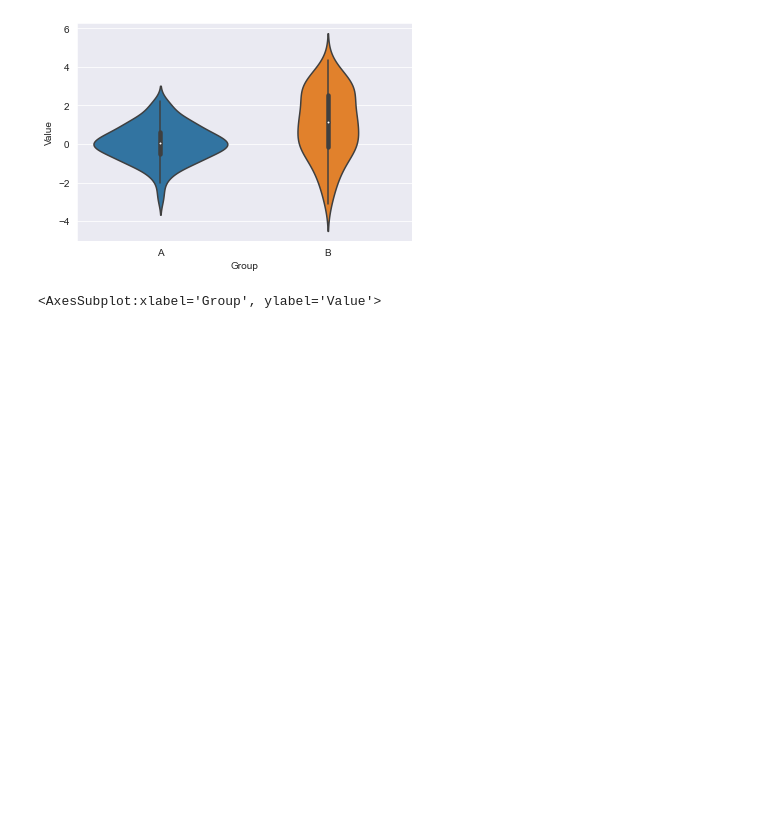
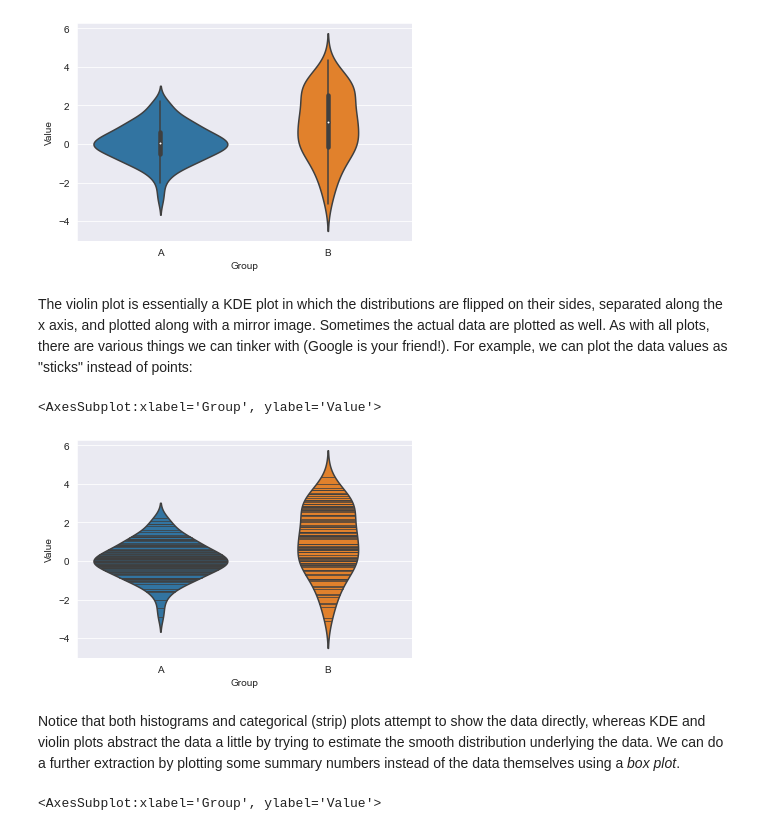
Before and after one commit to psychdatascience/FDS-CourseOne, a Jupyter notebook: tutorial007.ipynb, the cells around one changed output. Drawn from its saved outputs; the diff is of its cells as text; code cells hidden in the pictures; blank space fills up the shorter version.

```diff
--- a/tutorial007.ipynb
+++ b/tutorial007.ipynb
@@ -154,6 +163,15 @@ sns.violinplot(data=myDataFromFile, x="Group", y="Value")
 # %% [output]
 <AxesSubplot:xlabel='Group', ylabel='Value'>
 [figure]
+# %% [markdown]
+The violin plot is essentially a KDE plot in which the distributions are flipped on their sides, separated along the x axis, and plotted along with a mirror image. Sometimes the actual data are plotted as well. As with all plots, there are various things we can tinker with (Google is your friend!). For example, we can plot the data values as "sticks" instead of points:
+# %%
+sns.violinplot(data=myDataFromFile, x="Group", y="Value", inner="stick")
+# %% [output]
+<AxesSubplot:xlabel='Group', ylabel='Value'>
+[figure, added]
+# %% [markdown]
+Notice that both histograms and categorical (strip) plots attempt to show the data directly, whereas KDE and violin plots abstract the data a little by trying to estimate the smooth distribution underlying the data. We can do a further extraction by plotting some summary numbers instead of the data themselves using a *box plot*.
 # %%
 sns.boxplot(data=myDataFromFile, x="Group", y="Value")
 # %% [output]
```
Also changed, not shown: parts of 20 cells of this notebook.
